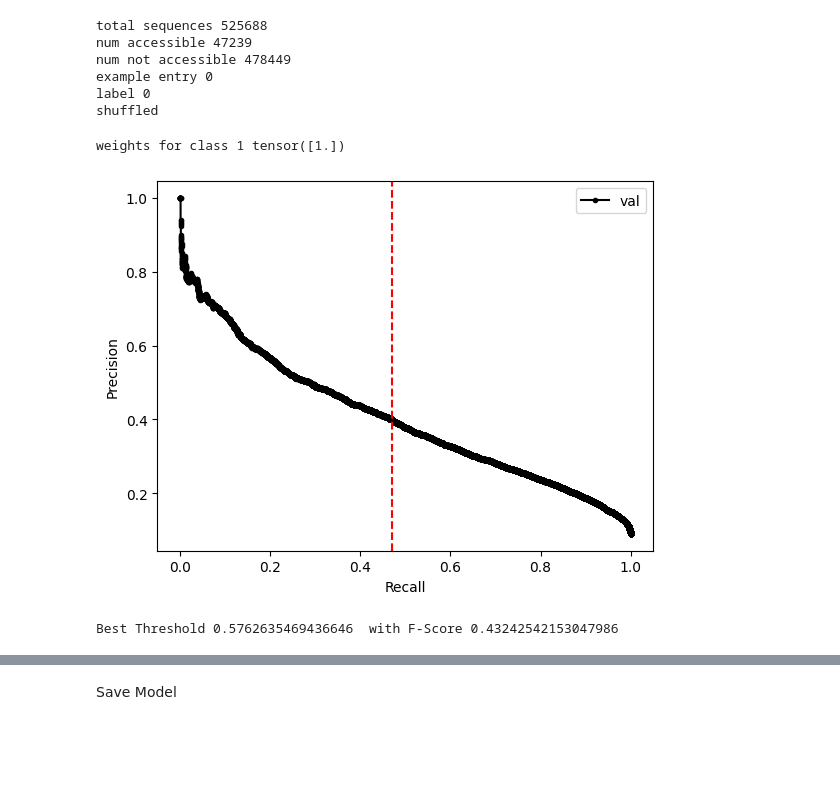
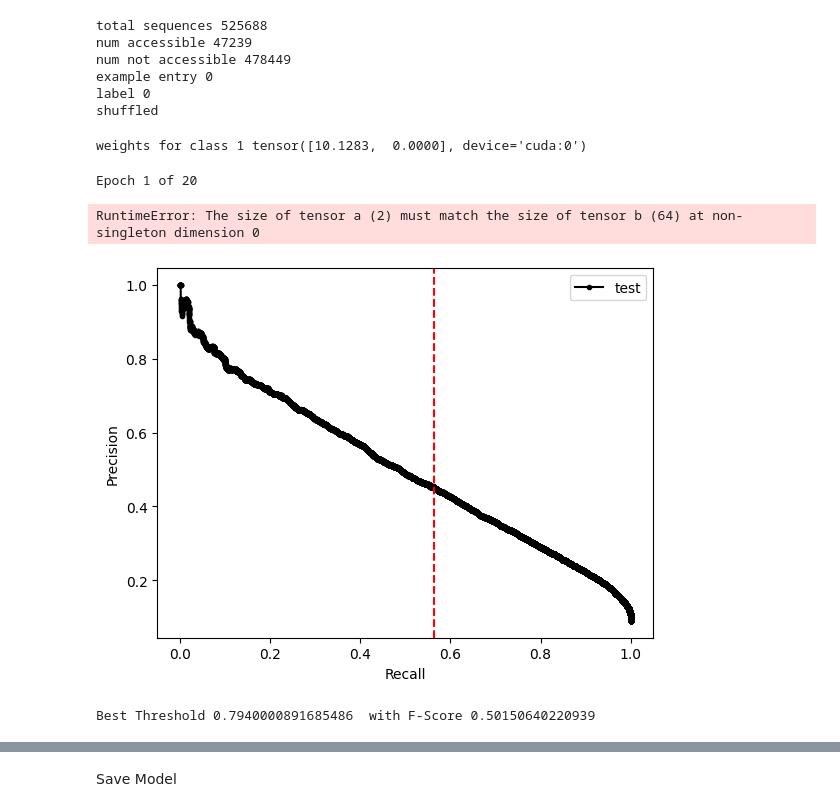
Before and after one commit to petern48/dna-ml-model, a Jupyter notebook: main.ipynb, the cells around one changed output, grey strips where cells are left out. Cells and saved outputs as stored; diff of their text form; code cells hidden in the pictures; blank space fills up the shorter version.

Commit message:
Save progress. currently working with weighted loss function

```diff
--- a/main.ipynb
+++ b/main.ipynb
@@ -85,7 +90,7 @@ Upsample or Downsample the dataset
 (AFTER splitting to train/validation/test to prevent data leakage)
 # %%
 UPSAMPLE = False
-DOWNSAMPLE = True
+DOWNSAMPLE = False
 
 
 if UPSAMPLE:
@@ -113,12 +118,13 @@ if DOWNSAMPLE:
     print("Rest not seq and labs ", len(rest_not_sequences), len(rest_not_labels))
     assert(len(rest_not_sequences) + len(actual_not_seq_train) == len(not_seq_train))
 
+    # ensure the data is now equal
+    assert(len(actual_acc_seq_train) == len(actual_not_seq_train))
+
 else:
     actual_not_seq_train = not_seq_train
     actual_not_lab_train = not_lab_train
+
 print("Actual not seq and labs ", len(actual_not_seq_train), len(actual_not_lab_train))
-assert(len(actual_acc_seq_train) == len(actual_not_seq_train))  # ensure the data is now equal
-
 print("Actual acc seq and labs ", len(actual_acc_seq_train), len(actual_acc_lab_train))
-assert(len(actual_acc_seq_train) == len(actual_not_seq_train))  # ensure the data is now equal
 # %% [output]
@@ -208,23 +212,16 @@ torch.manual_seed(0)
 
 kernel_size = 3     # 2  # should use odd size
 embed_dim = 4  # 4
-num_filters1 = 64  # 128
-num_filters2 = 128  # 64
+num_filters1 = 64  # 64
+num_filters2 = 128  # 128
 pool_kernel_size = 2  # 2
-hidden_dense1 = 64  # 128
-hidden_dense2 = 32  # 64
+hidden_dense1 = 64  # 64
+hidden_dense2 = 32  # 32
 dropout_rate_Dense = 0.5  # .5
 
 # insert torch model here, that takes sequence as input and output a label 0 or 1
-model = CNNModel.CNNModel(kernel_size,
-                           embed_dim,
-                           num_filters1,
-                           num_filters2,
-                           pool_kernel_size,
-                           hidden_dense1,
-                           hidden_dense2,
-                           dropout_rate_Dense
-                           )
+model = CNNModel.CNNModel(kernel_size, embed_dim, num_filters1, num_filters2, pool_kernel_size,
+                           hidden_dense1, hidden_dense2, dropout_rate_Dense)
 
 model.to(device);  # quiet output
 # %%
@@ -235,7 +232,7 @@ USE_WEIGHTED_LOSS = True
 # weight_for_class_i = total_samples / (num_samples_in_class_i * num_classes)
 # weight_class0 = num_train / len(actual_acc_seq_train) * 2
 # weight_class1 = num_train / len(actual_not_seq_train) * 2
-weight_class1 = torch.Tensor([len(actual_not_seq_train) / len(actual_acc_seq_train)])
+weight_class1 = torch.Tensor([len(actual_not_seq_train) / len(actual_acc_seq_train)]).to(device)
 # print("weights for class 0", weight_class0)
 print("weights for class 1", weight_class1)
 
@@ -248,15 +245,15 @@ else:
     loss_fn = nn.BCEWithLogitsLoss()
     # loss_fn = nn.BCELoss()
 
-
 if loss_fn.__class__.__name__ == "BCELoss":
     model = nn.Sequential(
       model,
       nn.Softmax()
     )
     print("Added softmax")
+    model.to(device)
 # %% [output]
-weights for class 1 tensor([1.])
+weights for class 1 tensor([10.1283,  0.0000], device='cuda:0')
 # %%
 # parameters
 epochs = 20
@@ -274,7 +271,7 @@ test_loader = torch.utils.data.DataLoader(test_dataset, batch_size=batch_size)
 # USING_WANDB = True
 # %%
 # TRAINING LOOP
-# USING_WANDB = False
+USING_WANDB = False
 if USING_WANDB:
     note = f"weighted-bcelogits-loss"
     # note = f"{optimizer.__class__.__name__}-{kernel_size}-kernel-{num_filters1}-{num_filters2}-conv-{hidden_dense1}-{hidden_dense2}-dense" # "lstm_no_dropout" # "0.5_dropout"
@@ -289,6 +286,7 @@ if USING_WANDB:
             "learning_rate": learning_rate,
             "batch_size": batch_size,
             "optimizer": optimizer.__class__.__name__,
+            "loss fn": loss_fn.__class__.__name__,
             "notes": note
     })
 
@@ -333,7 +331,7 @@ for epoch in range(epochs):
 
         preds = utils.get_preds(outputs)
         running_corrects += torch.sum(preds == labels.data).item()
-        CM += confusion_matrix(labels.flatten().detach().numpy(), preds.flatten().detach().numpy())
+        CM += confusion_matrix(labels.cpu().flatten().detach().numpy(), preds.cpu().flatten().detach().numpy())
 
     # f1 = f1_score(total_outputs.flatten(), total_labels.flatten(), task="binary", num_classes=2).item()
 
@@ -373,14 +371,17 @@ for epoch in range(epochs):
         # step += 1
 
     print()
+# %% [output]
+Epoch 1 of 20
+RuntimeError: The size of tensor a (2) must match the size of tensor b (64) at non-singleton dimension 0
 # %%
 # wandb.finish()
 # %%
 # Precision recall plot for finding optimal threshold
 
 import matplotlib.pyplot as plt
-which_dataset = "val"  # test
-# which_dataset = "test"
+# which_dataset = "val"  # test
+which_dataset = "test"
 dataset = val_dataset if which_dataset == "val" else test_dataset
 dataloader = val_loader if which_dataset == "val" else test_loader
 
@@ -390,36 +391,37 @@ model.eval()
 for batch in dataloader:
     samples, labels = batch['sequence'].to(device), batch['label'].to(device)
 
     outputs = model(samples)
 
-    total_probs = np.concatenate((total_probs, outputs.flatten().detach().numpy()))
+    total_probs = np.concatenate((total_probs, outputs.flatten().cpu().detach().numpy()))
 
 precisions, recalls, thresholds = precision_recall_curve(dataset.list2, total_probs)
 # dataset.list2  # list of all labels
 
 plt.plot(recalls, precisions, marker='.', label=which_dataset, color="black")
 # axis labels
 plt.xlabel('Recall')
 plt.ylabel('Precision')
 # show the legend
 plt.legend()
 fscores = (2 * precisions * recalls) / (precisions + recalls)
 
 # Turn nan values to 0
 fscores[np.isnan(fscores)] = 0
 
 # locate the index of the largest f score
 ix = np.argmax(fscores)
 best_threshold = thresholds[ix]
 plt.plot(recalls[ix], precisions[ix], color="red")
 plt.axvline(recalls[ix], ls='--', color="red", label="Best F-Score")
 # show the plot
 plt.show()
 print("Best Threshold", thresholds[ix], " with F-Score", fscores[ix])
 # Best Threshold 42.7
+# 87.3 for val, 79.4 for test
 # %% [output]
-[figure, old version]
+[figure, new version]
-Best Threshold 0.5762635469436646  with F-Score 0.43242542153047986
+Best Threshold 0.7940000891685486  with F-Score 0.50150640220939
 # %%
 # EVALUATE on test dataset
 total_predictions = 0
```
Also changed, not shown: parts of 11 cells of this notebook.
